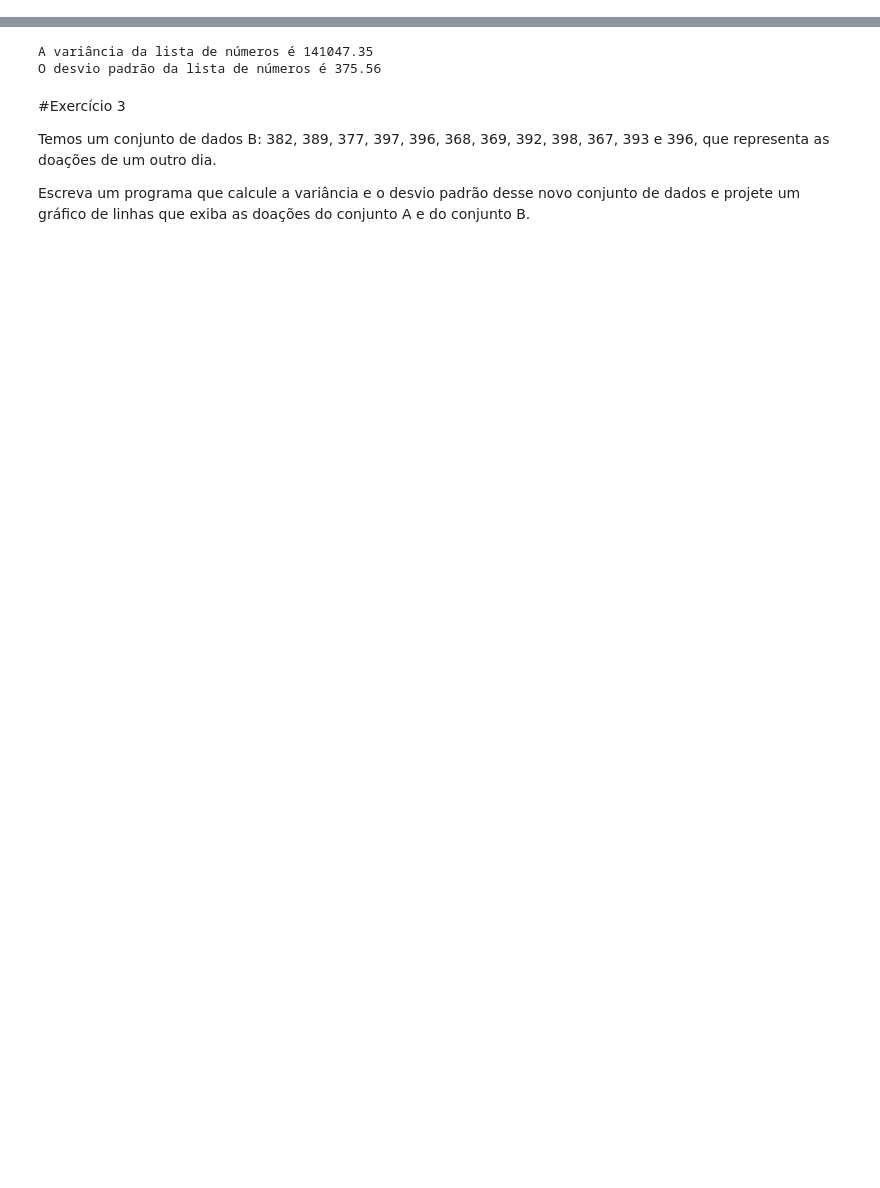
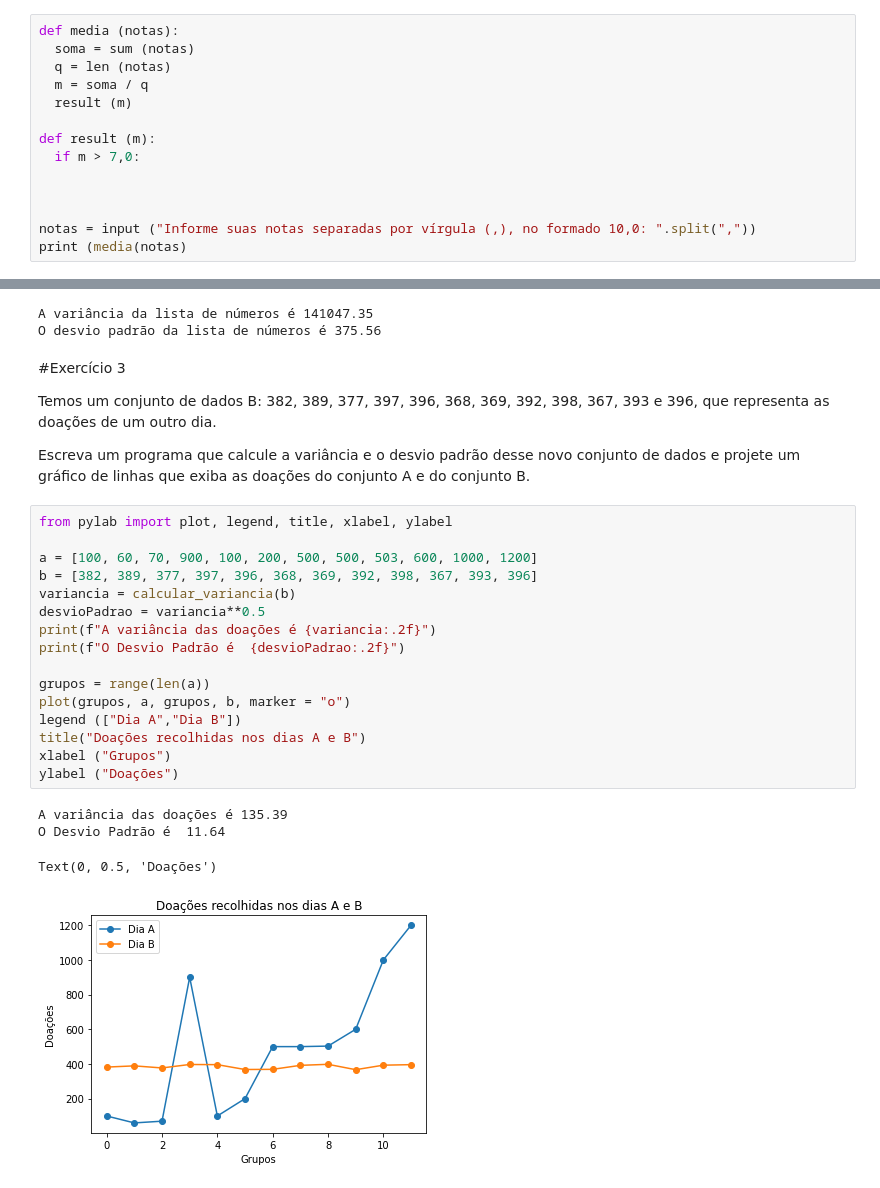
Before and after one commit to alexiaca/mentores-python, a Jupyter notebook: Python07.ipynb, the cells around one changed output, grey strips where cells are left out. Drawn from its saved outputs; the diff is of its cells as text; blank space fills up the shorter version.

```diff
--- a/Python07.ipynb
+++ b/Python07.ipynb
@@ -34,6 +34,20 @@ len (notas)
 #Exercício 1
 Agora, você está pronto para escrever um programa que receba as notas de um aluno e informe se ele foi aprovado ou reprovado, considerando que a média para aprovação é maior ou igual a 7,0.
 Escreva uma função que receba a lista de notas de um aluno e retorne a média final. Depois, imprima uma mensagem se ele foi aprovado ou reprovado. Faça o tratamento de erros.
+# %%
+def media (notas):
+  soma = sum (notas)
+  q = len (notas)
+  m = soma / q
+  result (m)
+
+def result (m):
+  if m > 7,0:
+
+
+
+notas = input ("Informe suas notas separadas por vírgula (,), no formado 10,0: ".split(","))
+print (media(notas)
 # %% [markdown]
 #Calculando a mediana
 A mediana de uma coleção de números é outro tipo de média. Para encontrar a mediana, classificamos os números em ordem crescente. Se o comprimento da lista de números for ímpar, o número no meio da lista é a mediana. Se o comprimento da lista de números for par, obtemos a mediana calculando a média dos dois números do meio.
@@ -347,6 +379,27 @@ O desvio padrão da lista de números é 375.56
 Temos um conjunto de dados B: 382, 389, 377, 397, 396, 368, 369, 392, 398, 367, 393 e 396, que representa as doações de um outro dia.
 
 Escreva um programa que calcule a variância e o desvio padrão desse novo conjunto de dados e projete um gráfico de linhas que exiba as doações do conjunto A e do conjunto B.
+# %%
+from pylab import plot, legend, title, xlabel, ylabel
+
+a = [100, 60, 70, 900, 100, 200, 500, 500, 503, 600, 1000, 1200]
+b = [382, 389, 377, 397, 396, 368, 369, 392, 398, 367, 393, 396]
+variancia = calcular_variancia(b)
+desvioPadrao = variancia**0.5
+print(f"A variância das doações é {variancia:.2f}")
+print(f"O Desvio Padrão é  {desvioPadrao:.2f}")
+
+grupos = range(len(a))
+plot(grupos, a, grupos, b, marker = "o")
+legend (["Dia A","Dia B"])
+title("Doações recolhidas nos dias A e B")
+xlabel ("Grupos")
+ylabel ("Doações")
+# %% [output]
+A variância das doações é 135.39
+O Desvio Padrão é  11.64
+Text(0, 0.5, 'Doações')
+[figure, added]
 # %% [markdown]
 #Exercício 4
 Em uma escola, a direção decidiu observar a quantidade de alunos que apresentam todas as notas acima da média em todas as disciplinas. Para analisar melhor, a diretora resolveu montar uma tabela com a quantidade de notas “azuis” em uma **amostra** de quatro turmas ao longo de um ano. Observe a seguir a tabela organizada pela diretora:
```
Also changed, not shown: parts of 5 cells of this notebook.
